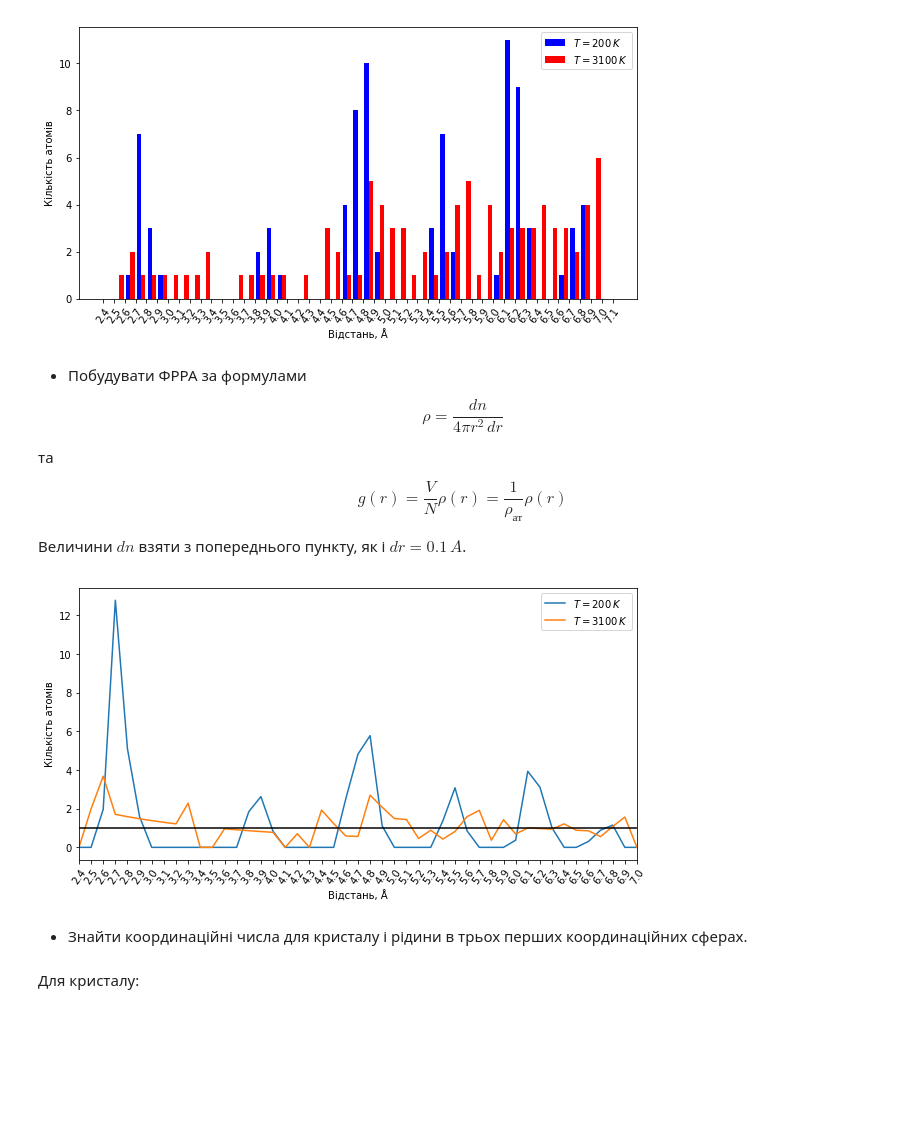
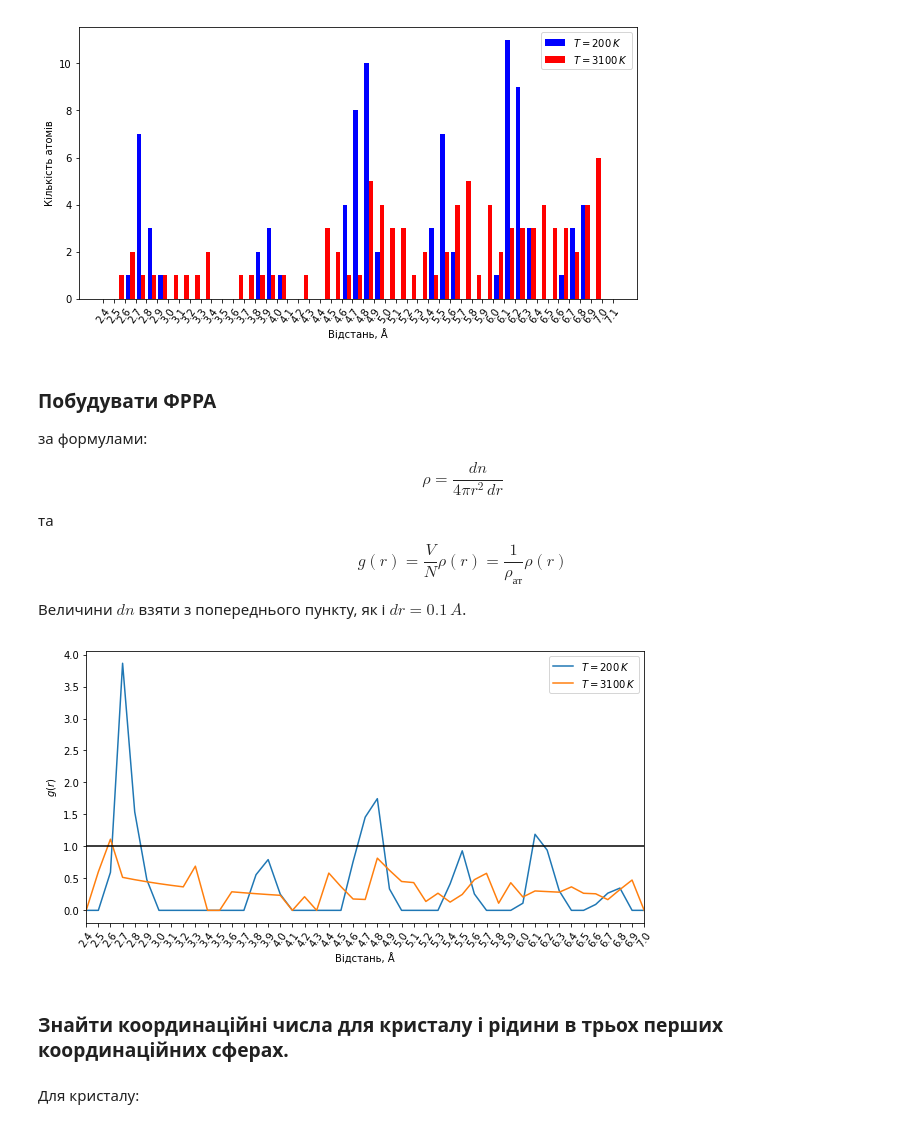
Before and after one commit to rostyq/edu_notebooks, a Jupyter notebook: mesoscale_physics/lab4/lab4.ipynb, the cells around one changed output. Cells and saved outputs as stored; diff of their text form; code cells hidden in the pictures; blank space fills up the shorter version.

```diff
--- a/mesoscale_physics/lab4/lab4.ipynb
+++ b/mesoscale_physics/lab4/lab4.ipynb
@@ -123,7 +121,9 @@ plt.show()
 # %% [output]
 [figure]
 # %% [markdown]
-- Побудувати ФРРА за формулами
+### Побудувати ФРРА
+
+за формулами:
 
 $$\rho = \frac{dn}{4\pi r^2\, dr}$$
 
@@ -136,7 +136,7 @@ $$g(r) = \frac{V}{N} \rho(r) = \frac{1}{\rho_{\textit{ат}}} \rho(r)$$
 dn = [np.histogram(d, bins=bins)[0] for d in distances]
 
 factor = 1.0 / (4 * np.pi * 0.1)
-V = 4/3 * np.pi * (7)**3
+V = 4/3 * np.pi * (7.1-2.4)**3
 N = [i.sum() for i in dn]
 r = bins[:-1]
 
@@ -144,17 +144,17 @@ g = [V/N[i] * factor * dn[i] / (r**2) for i in range(2)]
 # %%
 plt.subplots(figsize=(10, 5))
 plt.plot(r, g[0], r, g[1])
 plt.plot([0, 7], [1, 1], color='black')
 plt.xlim((2.4, 7))
 plt.xticks(r, rotation=55)
 plt.legend(labels)
 plt.xlabel('Відстань, Å')
-plt.ylabel('Кількість атомів')
+plt.ylabel('$g(r)$')
 plt.show()
 # %% [output]
-[figure, old version]
+[figure, new version]
 # %% [markdown]
- - Знайти координаційні числа для кристалу і рідини в трьох перших координаційних сферах.
+### Знайти координаційні числа для кристалу і рідини в трьох перших координаційних сферах.
 # %% [markdown]
 Для кристалу:
 # %%
```
Also changed, not shown: parts of 9 cells of this notebook, 1 other file.
